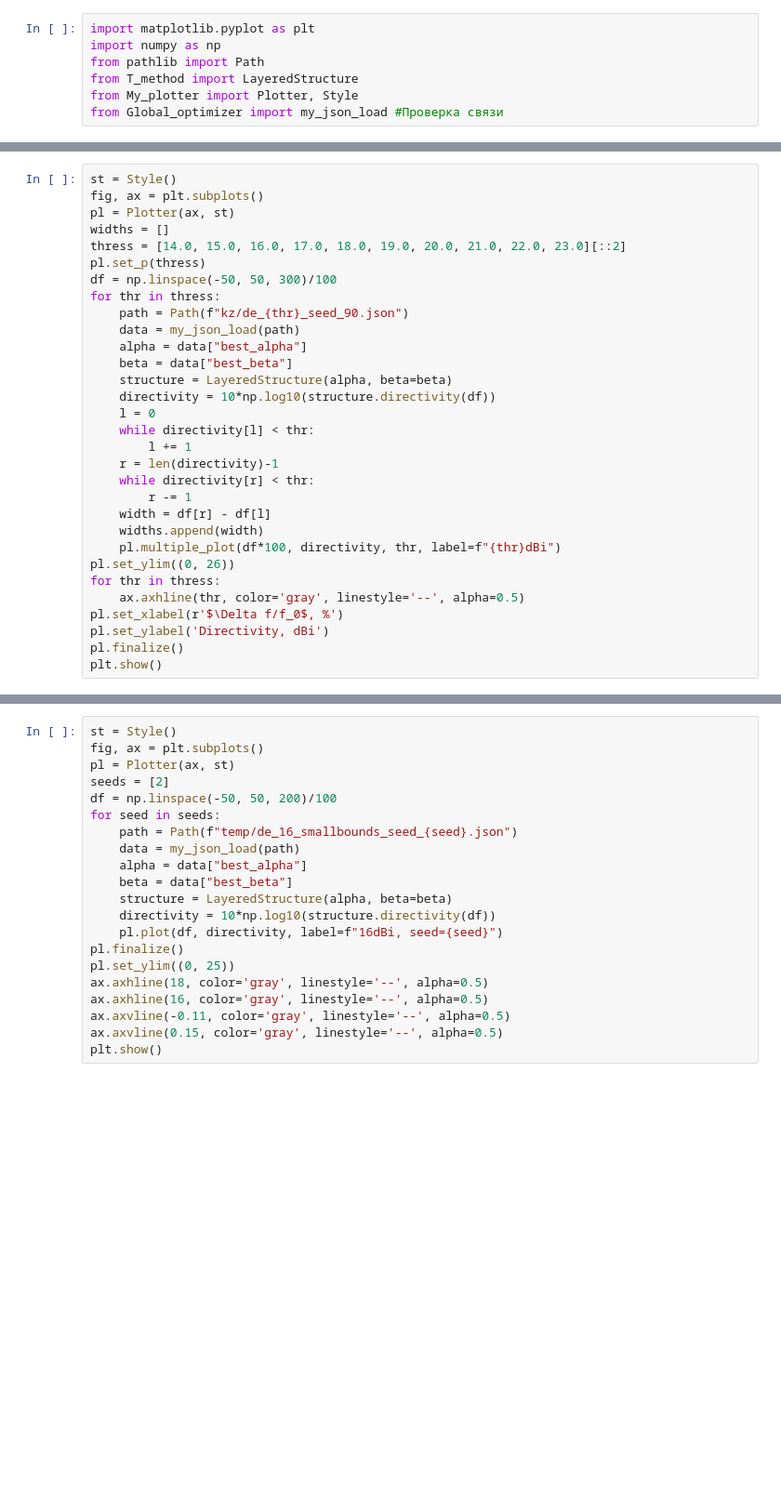
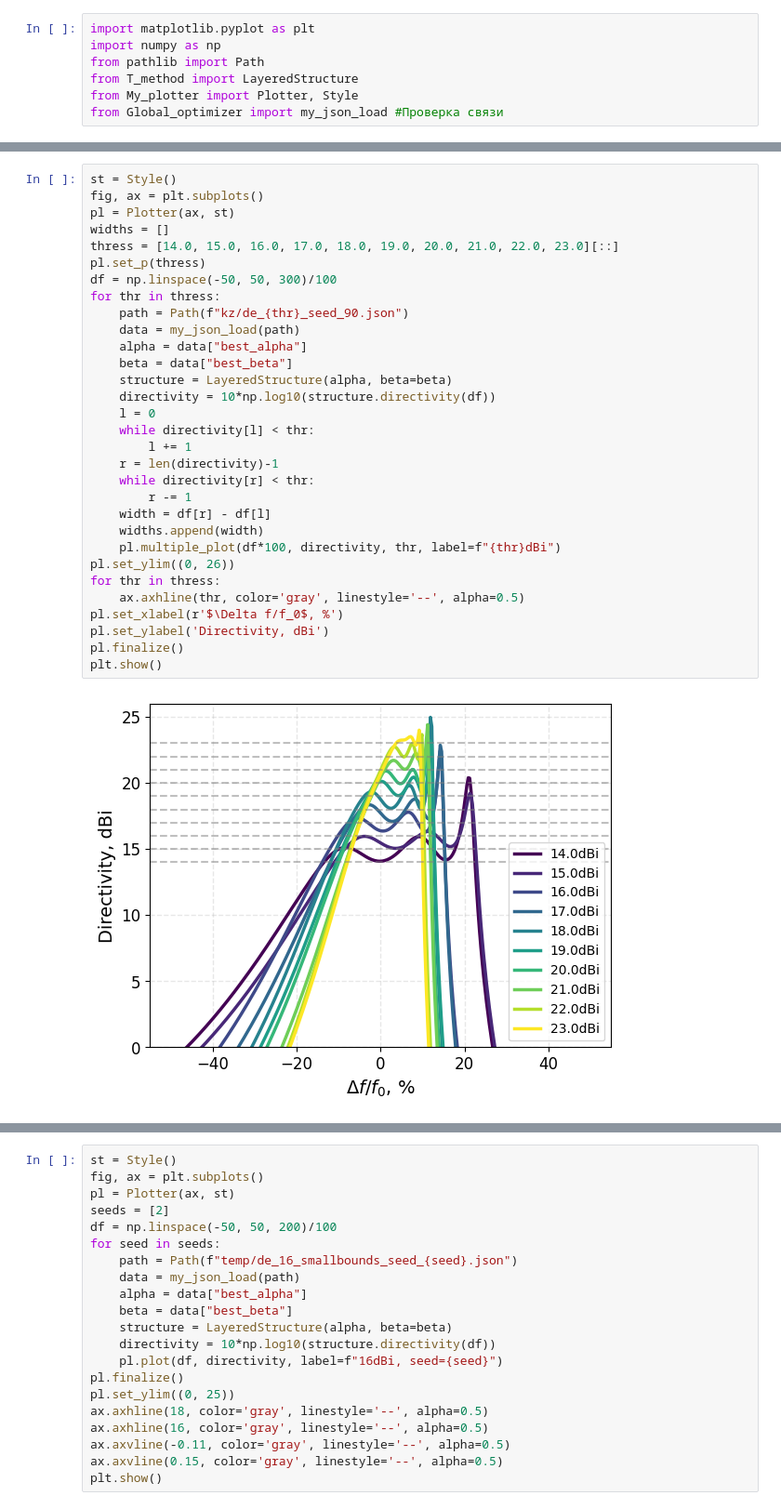
Before and after one commit to MikhailPolikarpov/Optimization_directivity_vs_freq, a Jupyter notebook: plots.ipynb, the cells around one changed output, grey strips where cells are left out. Shown at 93% size. Drawn from its saved outputs; the diff is of its cells as text; blank space fills up the shorter version.

```diff
--- a/plots.ipynb
+++ b/plots.ipynb
@@ -37,34 +39,36 @@ plt.show()
 # %%
 st = Style()
 fig, ax = plt.subplots()
 pl = Plotter(ax, st)
 widths = []
-thress = [14.0, 15.0, 16.0, 17.0, 18.0, 19.0, 20.0, 21.0, 22.0, 23.0][::2]
+thress = [14.0, 15.0, 16.0, 17.0, 18.0, 19.0, 20.0, 21.0, 22.0, 23.0][::]
 pl.set_p(thress)
 df = np.linspace(-50, 50, 300)/100
 for thr in thress:
     path = Path(f"kz/de_{thr}_seed_90.json")
     data = my_json_load(path)
     alpha = data["best_alpha"]
     beta = data["best_beta"]
     structure = LayeredStructure(alpha, beta=beta)
     directivity = 10*np.log10(structure.directivity(df))
     l = 0
     while directivity[l] < thr:
         l += 1
     r = len(directivity)-1
     while directivity[r] < thr:
         r -= 1
     width = df[r] - df[l]
     widths.append(width)
     pl.multiple_plot(df*100, directivity, thr, label=f"{thr}dBi")
 pl.set_ylim((0, 26))
 for thr in thress:
     ax.axhline(thr, color='gray', linestyle='--', alpha=0.5)
 pl.set_xlabel(r'$\Delta f/f_0$, %')
 pl.set_ylabel('Directivity, dBi')
 pl.finalize()
 plt.show()
+# %% [output]
+[figure, added]
 # %%
 st = Style()
 fig, ax = plt.subplots()
```
Also changed, not shown: parts of 5 cells of this notebook, 3 other files.
